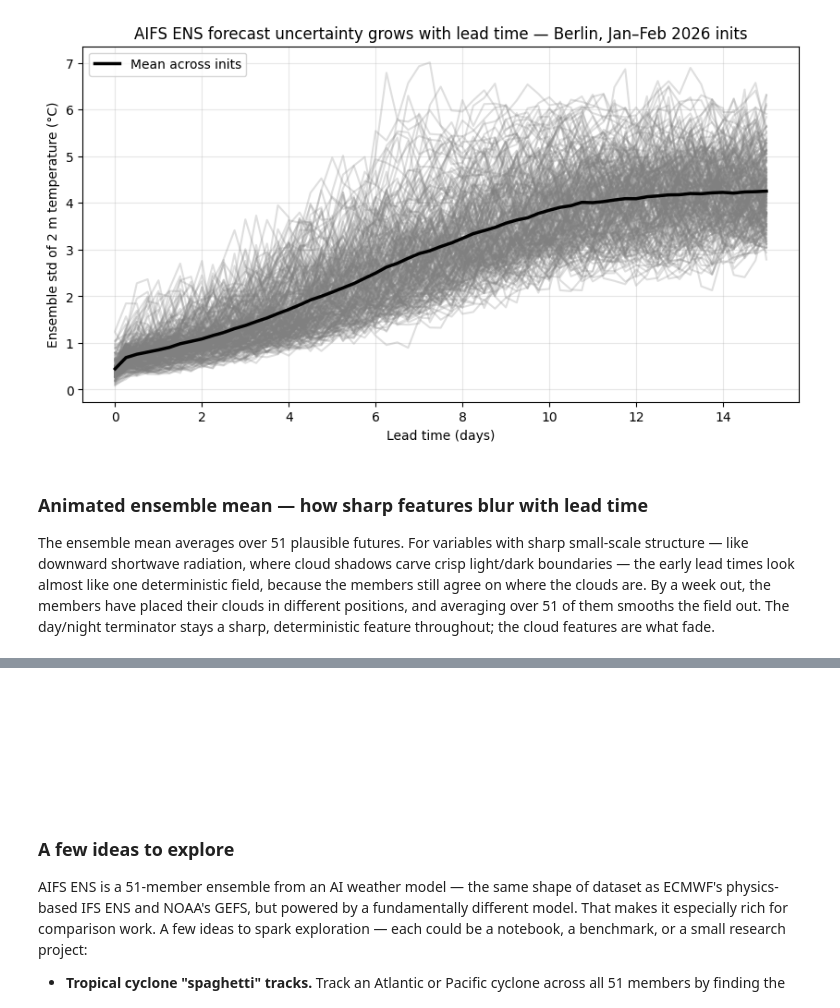
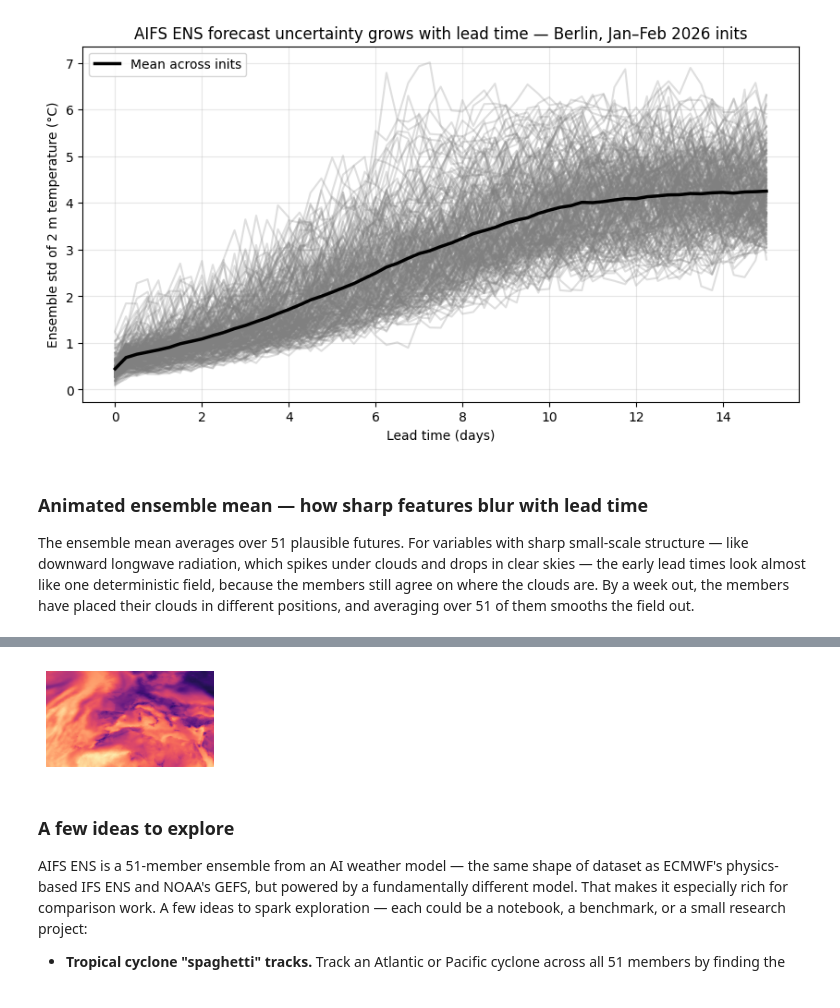
Before and after one commit to dynamical-org/notebooks, a Jupyter notebook: ecmwf-aifs-ens-forecast.ipynb, the cells around one changed output, grey strips where cells are left out. Cells and saved outputs as stored; diff of their text form; code cells hidden in the pictures.

```diff
--- a/ecmwf-aifs-ens-forecast.ipynb
+++ b/ecmwf-aifs-ens-forecast.ipynb
@@ -47,0 +15,5 @@ Coordinates:
+# %%
+import dynamical_catalog
+
+ds = dynamical_catalog.open("ecmwf-aifs-ens-forecast", chunks=None)
+ds
@@ -135,35 +125,36 @@ ax.grid(alpha=0.3)
 # %% [markdown]
 ### Animated ensemble mean — how sharp features blur with lead time
 
-The ensemble mean averages over 51 plausible futures. For variables with sharp small-scale structure — like downward shortwave radiation, where cloud shadows carve crisp light/dark boundaries — the early lead times look almost like one deterministic field, because the members still agree on where the clouds are. By a week out, the members have placed their clouds in different positions, and averaging over 51 of them smooths the field out. The day/night terminator stays a sharp, deterministic feature throughout; the cloud features are what fade.
+The ensemble mean averages over 51 plausible futures. For variables with sharp small-scale structure — like downward longwave radiation, which spikes under clouds and drops in clear skies — the early lead times look almost like one deterministic field, because the members still agree on where the clouds are. By a week out, the members have placed their clouds in different positions, and averaging over 51 of them smooths the field out.
 # %%
 from IPython.display import HTML
 from matplotlib.animation import FuncAnimation
 
-# Ensemble-mean downward shortwave radiation over 10 days, sampled every 6 hours
+# Ensemble-mean downward longwave radiation over 10 days, sampled every 6 hours.
+# Skip lead 0 since it's a deaccumulated rate with no first-window data.
 data = (
-    ds["downward_short_wave_radiation_flux_surface"]
-    .sel(init_time="2025-10-01T00", lead_time=slice("0h", "240h"))
+    ds["downward_long_wave_radiation_flux_surface"]
+    .sel(init_time="2025-10-01T00", lead_time=slice("6h", "240h"))
     .sel(latitude=slice(60, 20), longitude=slice(-30, 40))
     .mean(dim="ensemble_member")
     .load()
 )
 
 scale = 0.6
 dpi = 80
 fig, ax = plt.subplots(
     figsize=(data.longitude.size * scale / dpi, data.latitude.size * scale / dpi), dpi=dpi
 )
 fig.subplots_adjust(left=0, right=1, top=1, bottom=0)
 ax.axis("off")
 
-img = ax.imshow(data.isel(lead_time=0), cmap="magma", vmin=0, vmax=900)
+img = ax.imshow(data.isel(lead_time=0), cmap="magma", vmin=200, vmax=430)
 anim = FuncAnimation(fig=fig, frames=data, func=lambda frame: img.set_data(frame), interval=180)
 
 HTML(anim.to_jshtml())
 # %% [output]
 [interactive output not drawn]
-[figure, old version]
+[figure, new version]
 # %% [markdown]
 ### A few ideas to explore
 
```
Also changed, not shown: parts of 5 cells of this notebook.
